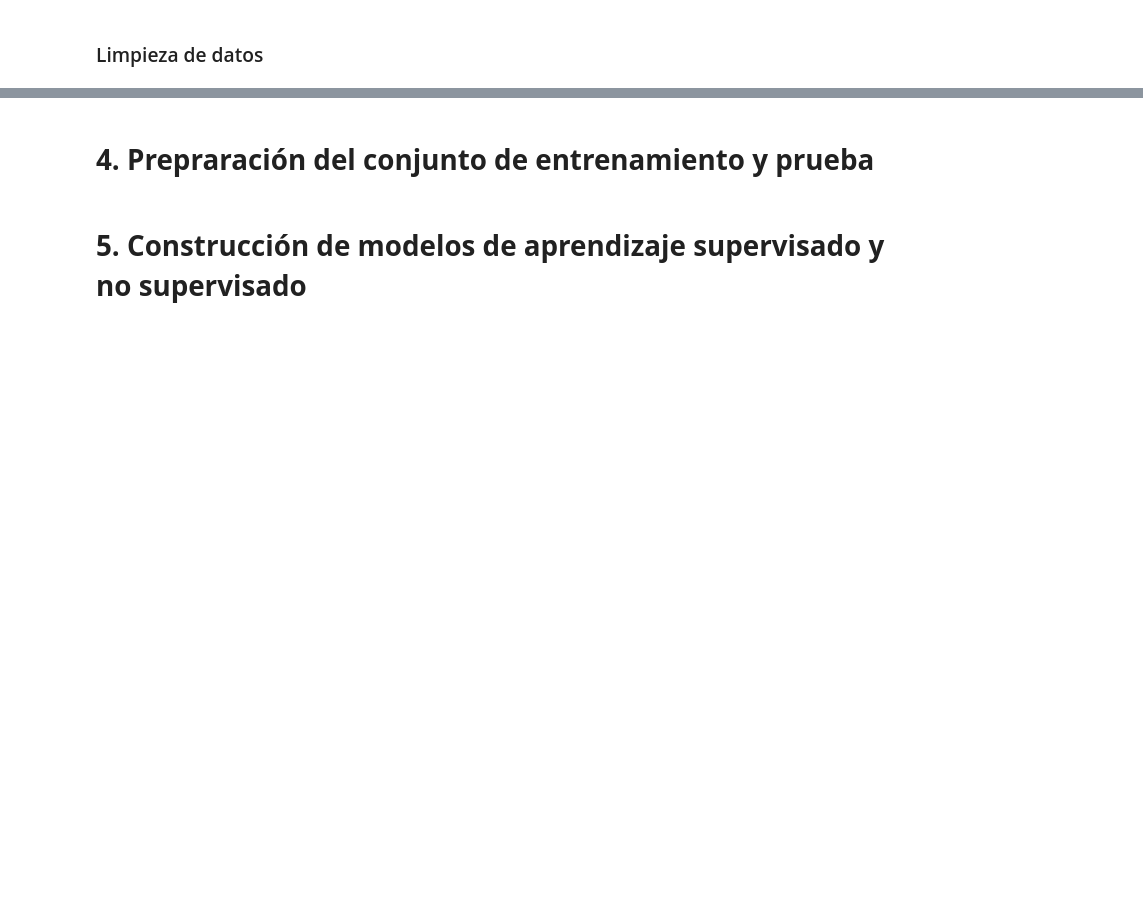
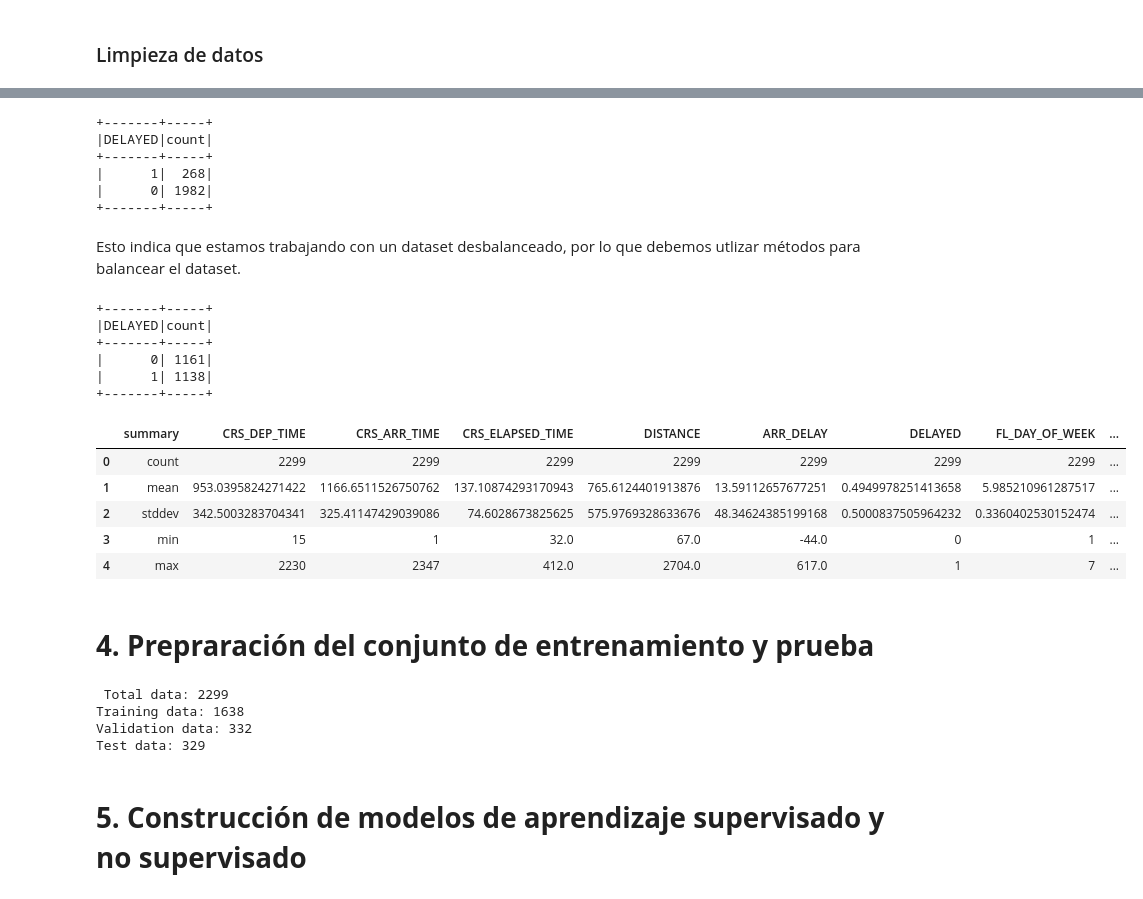
Before and after one commit to AlexysCR/MNA_Analisis-de-Grandes-Volumenes-de-Datos_AGVD, a Jupyter notebook: 3_Aprendizaje supervisado y no supervisado/Actividad3_A01746998.ipynb, the cells around one changed output, grey strips where cells are left out. Cells and saved outputs as stored; diff of their text form; code cells hidden in the pictures; blank space fills up the shorter version.

```diff
--- a/3_Aprendizaje supervisado y no supervisado/Actividad3_A01746998.ipynb
+++ b/3_Aprendizaje supervisado y no supervisado/Actividad3_A01746998.ipynb
@@ -368,3 +389,60 @@ df_clean.describe().toPandas()
+# %%
+df_clean.groupBy("DELAYED").count().show()   # Cuenta cuantos vuelos retrasados hay (Presencia de dataset desbalanceado)
+# %% [output]
++-------+-----+
+|DELAYED|count|
++-------+-----+
+|      1|  268|
+|      0| 1982|
++-------+-----+
+# %% [markdown]
+Esto indica que estamos trabajando con un dataset desbalanceado, por lo que debemos utlizar métodos para balancear el dataset.
+# %%
+# Objetivo de balanceo
+target_size = 1125
+
+# Separar las clases
+df_majority = df_clean.filter(col("DELAYED") == 0)
+df_minority = df_clean.filter(col("DELAYED") == 1)
+
+# Submuestreo de clase mayoritaria (clase 0)
+df_majority_sampled = df_majority.sample(False, fraction=target_size / df_majority.count(), seed=42)
+
+# Sobremuestreo de clase minoritaria (clase 1)
+ratio = int(target_size / df_minority.count())
+df_minority_oversampled = df_minority
+for _ in range(ratio - 1):
+    df_minority_oversampled = df_minority_oversampled.union(df_minority)
+
+# Agregar una fracción adicional si no es exacto
+remaining = target_size - df_minority_oversampled.count()
+if remaining > 0:
+    df_minority_oversampled = df_minority_oversampled.union(
+        df_minority.sample(withReplacement=True, fraction=remaining / df_minority.count(), seed=42)
+    )
+
+# Unir los datasets balanceados
+df_balanced = df_majority_sampled.union(df_minority_oversampled)
+
+# Verificación
+df_balanced.groupBy("DELAYED").count().show()
+# %% [output]
++-------+-----+
+|DELAYED|count|
++-------+-----+
+|      0| 1161|
+|      1| 1138|
++-------+-----+
+# %%
+# Resumen final del dataset balanceado
+df_balanced.describe().toPandas()
+# %% [output]
+|  | summary | CRS_DEP_TIME | CRS_ARR_TIME | CRS_ELAPSED_TIME | DISTANCE | ARR_DELAY | DELAYED | FL_DAY_OF_WEEK | ... |
+| 0 | count | 2299 | 2299 | 2299 | 2299 | 2299 | 2299 | 2299 | ... |
+| 1 | mean | 953.0395824271422 | 1166.6511526750762 | 137.10874293170943 | 765.6124401913876 | 13.59112657677251 | 0.4949978251413658 | 5.985210961287517 | ... |
+| 2 | stddev | 342.5003283704341 | 325.41147429039086 | 74.6028673825625 | 575.9769328633676 | 48.34624385199168 | 0.5000837505964232 | 0.3360402530152474 | ... |
+| 3 | min | 15 | 1 | 32.0 | 67.0 | -44.0 | 0 | 1 | ... |
+| 4 | max | 2230 | 2347 | 412.0 | 2704.0 | 617.0 | 1 | 7 | ... |
 # %% [markdown]
 # **4. Prepraración del conjunto de entrenamiento y prueba**
 # %%
@@ -385,7 +462,19 @@ df_vector = assembler.transform(df_clean)
 # %%
 # Separación de datos de entrenamiento y prueba
+spark.conf.set("spark.sql.shuffle.partitions", "200")       # Se define el valor por default del número de ejecutores
 df_train, df_val_test = df_vector.randomSplit([0.7, 0.3], seed=42)
 df_val, df_test = df_val_test.randomSplit([0.5, 0.5], seed=42)
+
+# Impresion del tamaño de las particiones
+print(f"""Total data: {df_vector.count()}
+Training data: {df_train.count()}
+Validation data: {df_val.count()}
+Test data: {df_test.count()}""")
+# %% [output]
+ Total data: 2299
+Training data: 1638
+Validation data: 332
+Test data: 329
 # %% [markdown]
 # **5. Construcción de modelos de aprendizaje supervisado y no supervisado**
 # %% [markdown]
```
Also changed, not shown: parts of 11 cells of this notebook.
